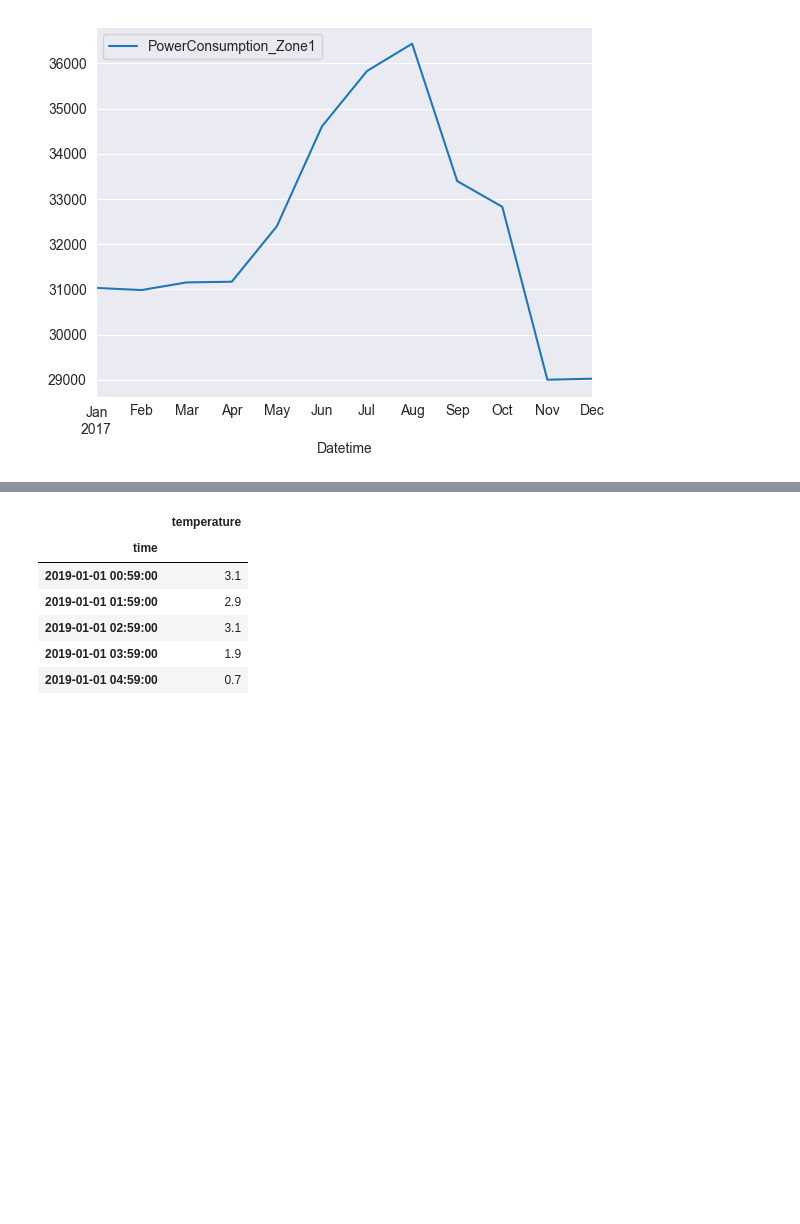
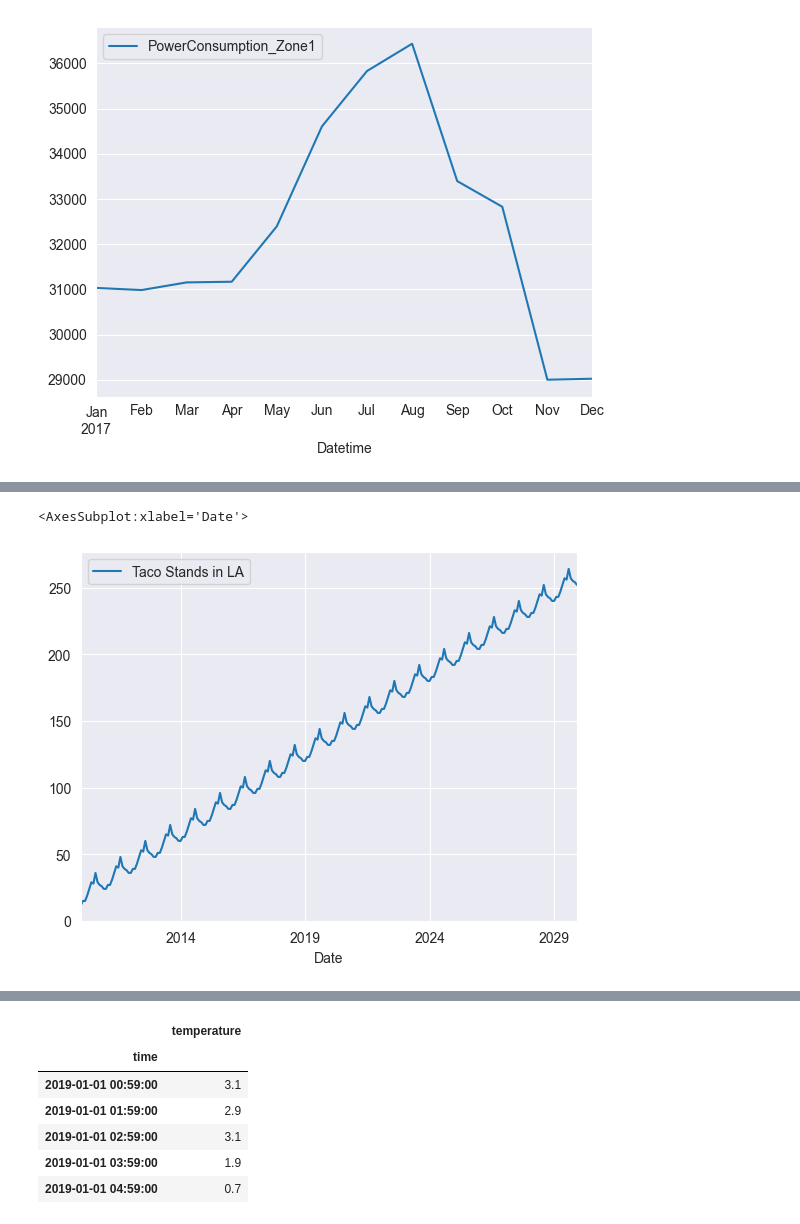
Before and after one commit to ideaguy3d/data-engineering-practice, a Jupyter notebook: _maven/regression_forecasting/10_time_series_assignments.ipynb, the cells around one changed output, grey strips where cells are left out. Saved outputs shown, nothing was run; the diff lists cells and outputs as text; code cells hidden in the pictures; blank space fills up the shorter version.

```diff
--- a/_maven/regression_forecasting/10_time_series_assignments.ipynb
+++ b/_maven/regression_forecasting/10_time_series_assignments.ipynb
@@ -70,0 +72,3 @@ by_month_df.plot()
+# %%
+taco_stands_df = pd.read_csv("data/taco_stands.csv", parse_dates=["Date"])
+taco_stands_df.head(5)
@@ -70,0 +82,5 @@ by_month_df.plot()
+# %%
+taco_stands_df.set_index('Date').plot()
+# %% [output]
+<AxesSubplot:xlabel='Date'>
+[figure, added]
```
Also changed, not shown: parts of 31 cells of this notebook.
